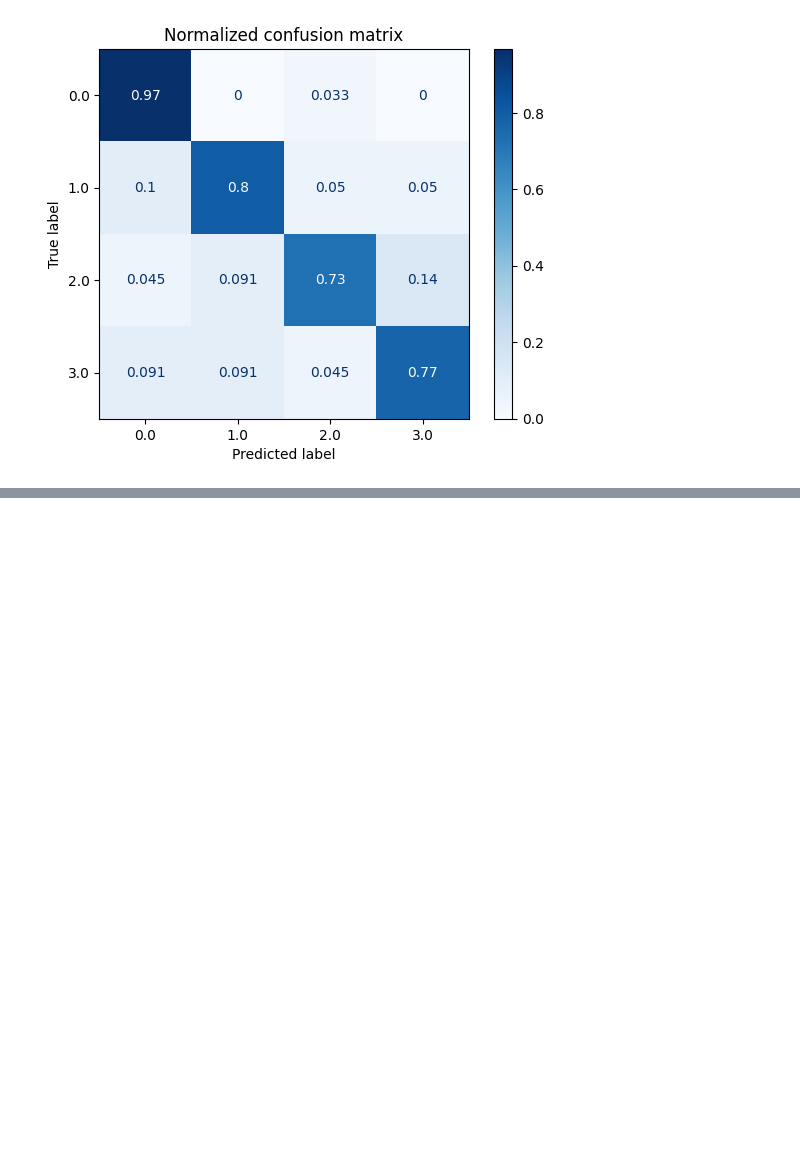
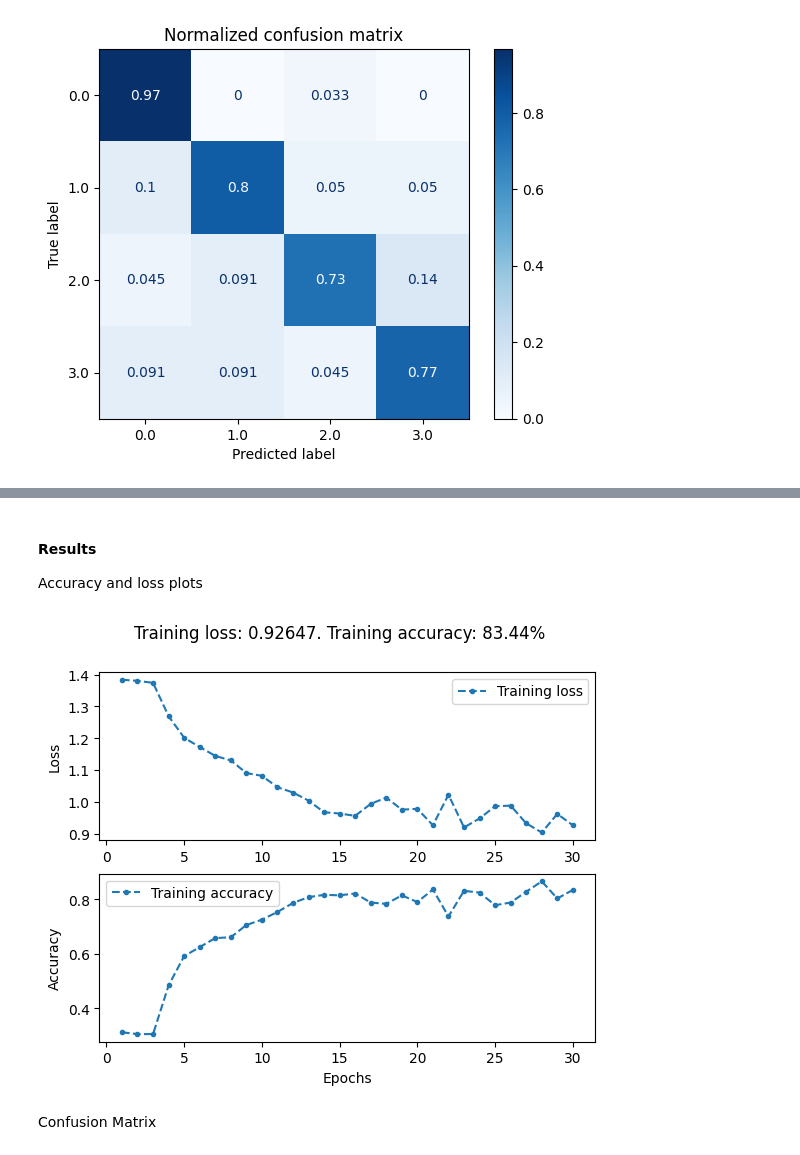
Before and after one commit to LucieDN/Sign-Language-Recognition, a Jupyter notebook: NoteBook/NoteBook.ipynb, the cells around one changed output, grey strips where cells are left out. Saved outputs shown, nothing was run; the diff lists cells and outputs as text; code cells hidden in the pictures; blank space fills up the shorter version.

```diff
--- a/NoteBook/NoteBook.ipynb
+++ b/NoteBook/NoteBook.ipynb
@@ -637,0 +784,3 @@ Normalized confusion matrix
+# %%
+sign_model = NeuralNetwork().to(device)
+print(sign_model)
@@ -637,0 +801,4 @@ Normalized confusion matrix
+# %%
+# Define the loss function and optimizer
+loss_fn = nn.CrossEntropyLoss()
+optimizer = optim.SGD(sign_model.parameters(), lr=learning_rate)
@@ -637,0 +866,7 @@ Normalized confusion matrix
+# %%
+sign_history = train_sign(
+    sign_train_dataloader,
+    sign_model,
+    loss_fn,
+    optimizer,
+)
@@ -637,0 +892,33 @@ Normalized confusion matrix
+# %% [markdown]
+#### Results
+Accuracy and loss plots
+# %%
+def plot_loss_acc(history):
+    """Plot training loss and accuracy. Takes a Keras-like History object as parameter"""
+
+    loss_values = history["loss"]
+    recorded_epochs = range(1, len(loss_values) + 1)
+
+    fig, (ax1, ax2) = plt.subplots(2, 1)
+    ax1.plot(recorded_epochs, loss_values, ".--", label="Training loss")
+    ax1.set_ylabel("Loss")
+    ax1.legend()
+
+    acc_values = history["acc"]
+    ax2.plot(recorded_epochs, acc_values, ".--", label="Training accuracy")
+    ax2.set_xlabel("Epochs")
+    ax2.set_ylabel("Accuracy")
+    plt.legend()
+
+    final_loss = loss_values[-1]
+    final_acc = acc_values[-1]
+    fig.suptitle(
+        f"Training loss: {final_loss:.5f}. Training accuracy: {final_acc*100:.2f}%"
+    )
+    plt.show()
+# %%
+plot_loss_acc(sign_history)
+# %% [output]
+[figure, added]
+# %% [markdown]
+Confusion Matrix
```
Also changed, not shown: parts of 37 cells of this notebook, 2 other files.
